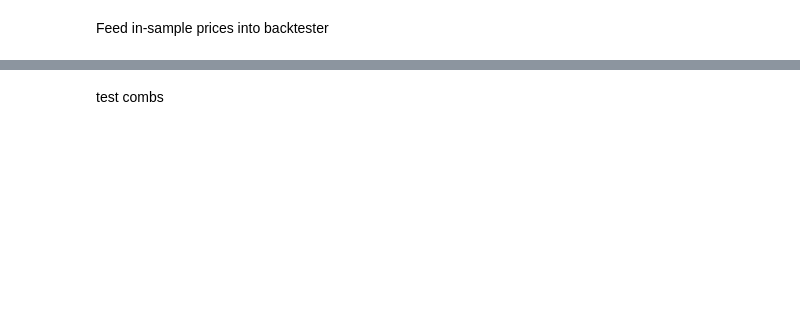
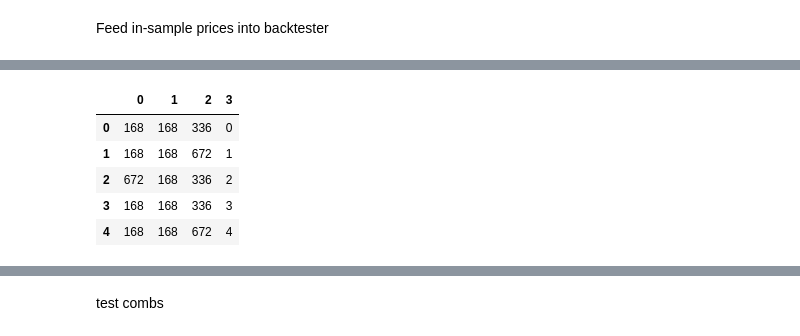
Before and after one commit to regression-gerry/hurst_capstone, a Jupyter notebook: notebooks/rescaled_range_analysis.ipynb, the cells around one changed output, grey strips where cells are left out. Drawn from its saved outputs; the diff is of its cells as text; code cells hidden in the pictures; blank space fills up the shorter version.

```diff
--- a/notebooks/rescaled_range_analysis.ipynb
+++ b/notebooks/rescaled_range_analysis.ipynb
@@ -592,0 +590,2 @@ sig_comb = signal.run(BTC_data['Close'], hurst_window=windows, rsi_window=window
+# %%
+vbt_backtester = VBTBacktester()
@@ -592,0 +594,13 @@ sig_comb = signal.run(BTC_data['Close'], hurst_window=windows, rsi_window=window
+# %%
+start_date = '2020-11-01'
+end_date = '2021-11-01'
+
+BTC_data = Wrangle.get_backtest_ticker_df(
+    df_spot, 'BINANCE_SPOT_BTC_USDT',
+    start_dt=start_date, end_dt=end_date,
+    rolling_window=int(168), resample_period='H')
+
+ETH_data = Wrangle.get_backtest_ticker_df(
+    df_spot, 'BINANCE_SPOT_ETH_USDT',
+    start_dt=start_date, end_dt=end_date,
+    rolling_window=int(168), resample_period='H')
@@ -642,4 +652,4 @@ FigureWidget({
 # %% [markdown]
 Split close prices into n windows of (in-sample, out-of-sample) data
 # %%
-(in_sample_prices, in_sample_prices_dates), (out_sample_prices, out_sample_prices_dates) = BTC_data['Close'].vbt.rolling_split(n=5, window_len=3000, set_lens=(1200,), left_to_right=False)
+(in_sample_prices, in_sample_prices_dates), (out_sample_prices, out_sample_prices_dates) = vbt_backtester.split_close_prices(BTC_data['Close'])
@@ -760,0 +658,2 @@ sig_comb_out_of_sample = signal.run(out_sample_prices, hurst_window=hurst_opt, r
+# %%
+signal_in_sample, in_sample_portfolio = vbt_backtester.backtest_combined_ind_in_sample(in_sample_prices)
@@ -760,0 +676,9 @@ sig_comb_out_of_sample = signal.run(out_sample_prices, hurst_window=hurst_opt, r
+# %%
+pd.DataFrame(vbt_backtester.get_optimized_params(in_sample_portfolio).T)
+# %% [output]
+|  | 0 | 1 | 2 | 3 |
+| 0 | 168 | 168 | 336 | 0 |
+| 1 | 168 | 168 | 672 | 1 |
+| 2 | 672 | 168 | 336 | 2 |
+| 3 | 168 | 168 | 336 | 3 |
+| 4 | 168 | 168 | 672 | 4 |
```
Also changed, not shown: parts of 44 cells of this notebook.
